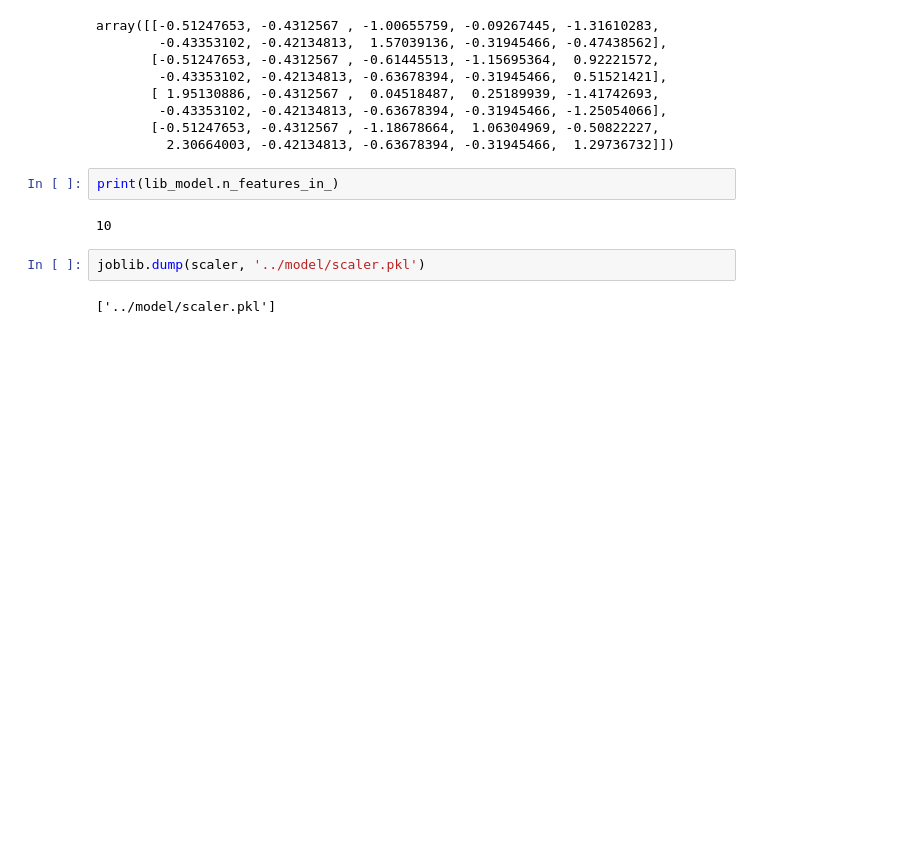
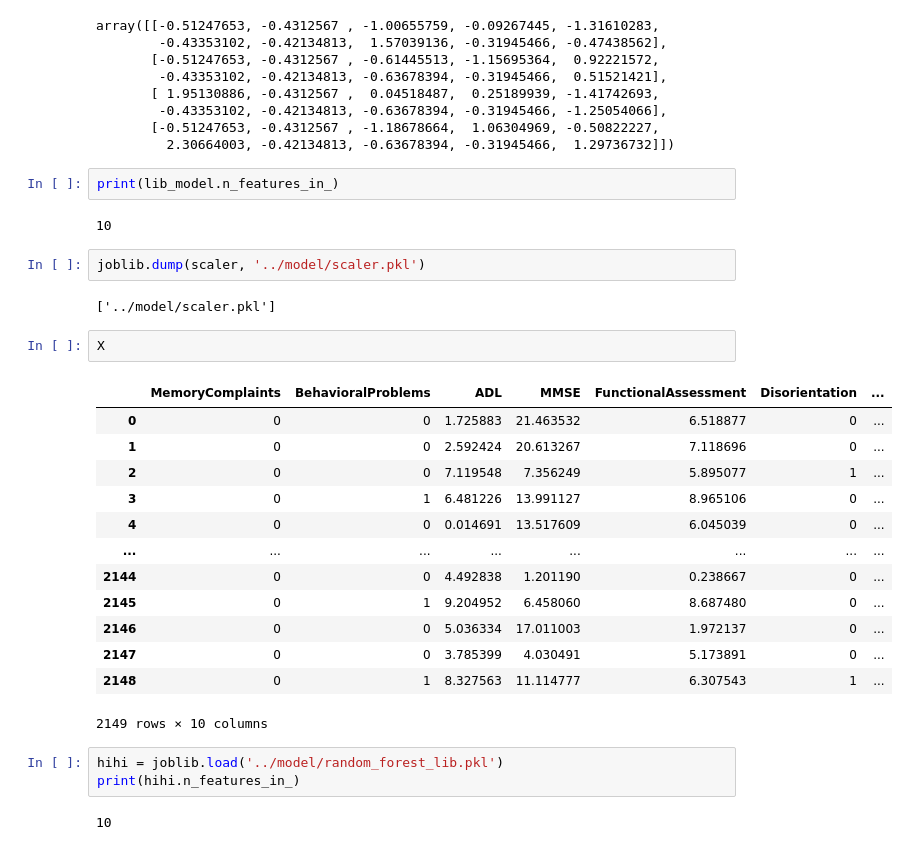
Before and after one commit to nguyenvanminh281005/vmingbe-ml, a Jupyter notebook: source_ipy/alzheimer_rf.ipynb, the cells around one changed output. Cells and saved outputs as stored; diff of their text form; blank space fills up the shorter version.

```diff
--- a/source_ipy/alzheimer_rf.ipynb
+++ b/source_ipy/alzheimer_rf.ipynb
@@ -525,3 +525,24 @@ print(lib_model.n_features_in_)
 joblib.dump(scaler, '../model/scaler.pkl')
 # %% [output]
 ['../model/scaler.pkl']
+# %%
+X
+# %% [output]
+|  | MemoryComplaints | BehavioralProblems | ADL | MMSE | FunctionalAssessment | Disorientation | ... |
+| 0 | 0 | 0 | 1.725883 | 21.463532 | 6.518877 | 0 | ... |
+| 1 | 0 | 0 | 2.592424 | 20.613267 | 7.118696 | 0 | ... |
+| 2 | 0 | 0 | 7.119548 | 7.356249 | 5.895077 | 1 | ... |
+| 3 | 0 | 1 | 6.481226 | 13.991127 | 8.965106 | 0 | ... |
+| 4 | 0 | 0 | 0.014691 | 13.517609 | 6.045039 | 0 | ... |
+| ... | ... | ... | ... | ... | ... | ... | ... |
+| 2144 | 0 | 0 | 4.492838 | 1.201190 | 0.238667 | 0 | ... |
+| 2145 | 0 | 1 | 9.204952 | 6.458060 | 8.687480 | 0 | ... |
+| 2146 | 0 | 0 | 5.036334 | 17.011003 | 1.972137 | 0 | ... |
+| 2147 | 0 | 0 | 3.785399 | 4.030491 | 5.173891 | 0 | ... |
+| 2148 | 0 | 1 | 8.327563 | 11.114777 | 6.307543 | 1 | ... |
+2149 rows × 10 columns
+# %%
+hihi = joblib.load('../model/random_forest_lib.pkl')
+print(hihi.n_features_in_)
+# %% [output]
+10
```
Also changed, not shown: parts of 3 cells of this notebook, 6 other files.
